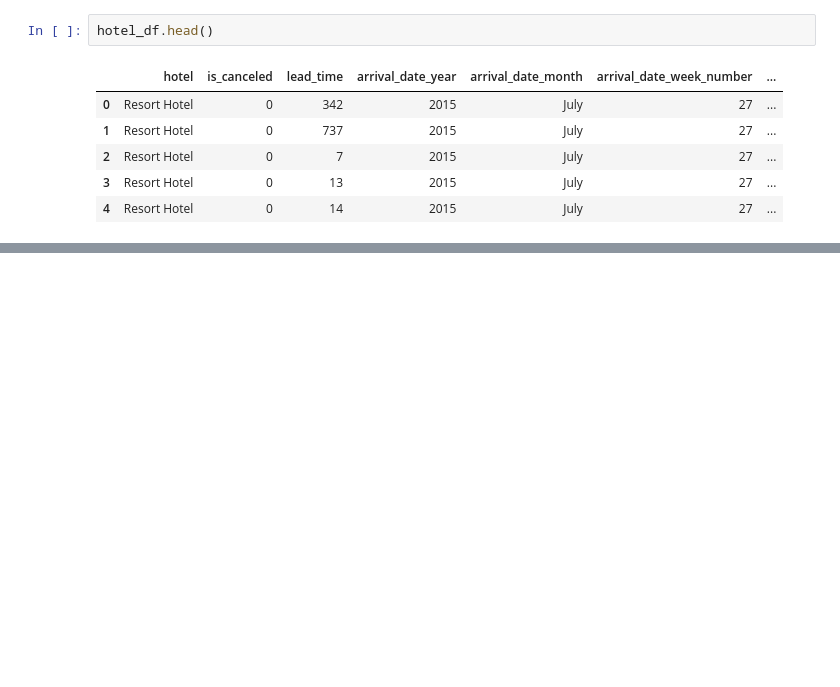
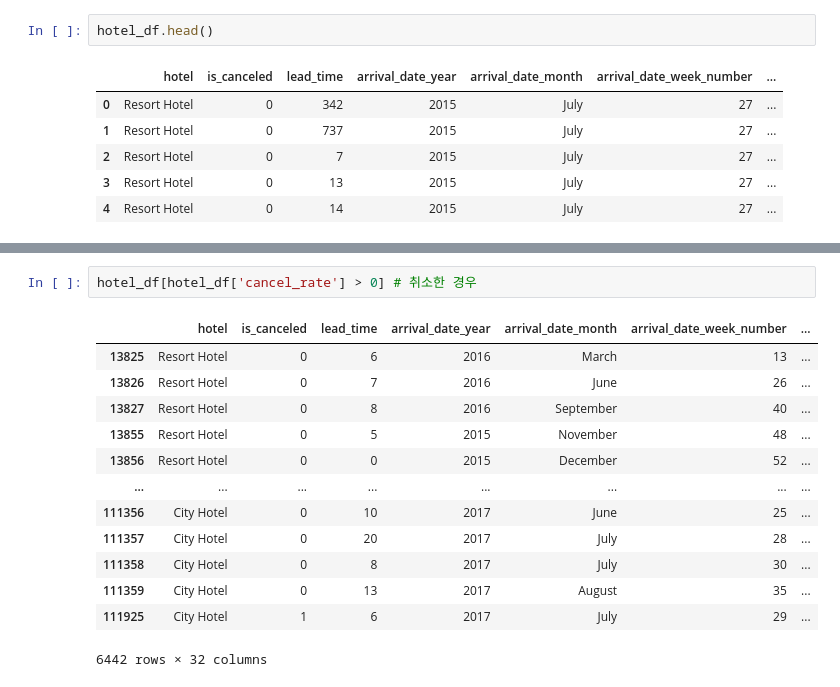
Before and after one commit to leeCodingStudio/Python_machine_learning, a Jupyter notebook: 9_랜덤_포레스트.ipynb, the cells around one changed output, grey strips where cells are left out. Cells and saved outputs as stored; diff of their text form; blank space fills up the shorter version.

```diff
--- a/9_랜덤_포레스트.ipynb
+++ b/9_랜덤_포레스트.ipynb
@@ -406,0 +464,16 @@ hotel_df.head()
+# %%
+hotel_df[hotel_df['cancel_rate'] > 0] # 취소한 경우
+# %% [output]
+|  | hotel | is_canceled | lead_time | arrival_date_year | arrival_date_month | arrival_date_week_number | ... |
+| 13825 | Resort Hotel | 0 | 6 | 2016 | March | 13 | ... |
+| 13826 | Resort Hotel | 0 | 7 | 2016 | June | 26 | ... |
+| 13827 | Resort Hotel | 0 | 8 | 2016 | September | 40 | ... |
+| 13855 | Resort Hotel | 0 | 5 | 2015 | November | 48 | ... |
+| 13856 | Resort Hotel | 0 | 0 | 2015 | December | 52 | ... |
+| ... | ... | ... | ... | ... | ... | ... | ... |
+| 111356 | City Hotel | 0 | 10 | 2017 | June | 25 | ... |
+| 111357 | City Hotel | 0 | 20 | 2017 | July | 28 | ... |
+| 111358 | City Hotel | 0 | 8 | 2017 | July | 30 | ... |
+| 111359 | City Hotel | 0 | 13 | 2017 | August | 35 | ... |
+| 111925 | City Hotel | 1 | 6 | 2017 | July | 29 | ... |
+6442 rows × 32 columns
```
Also changed, not shown: parts of 65 cells of this notebook.
